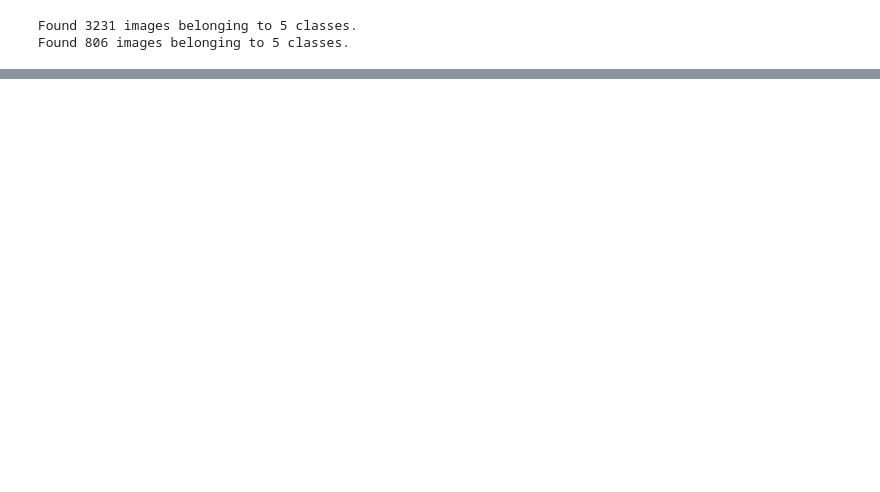
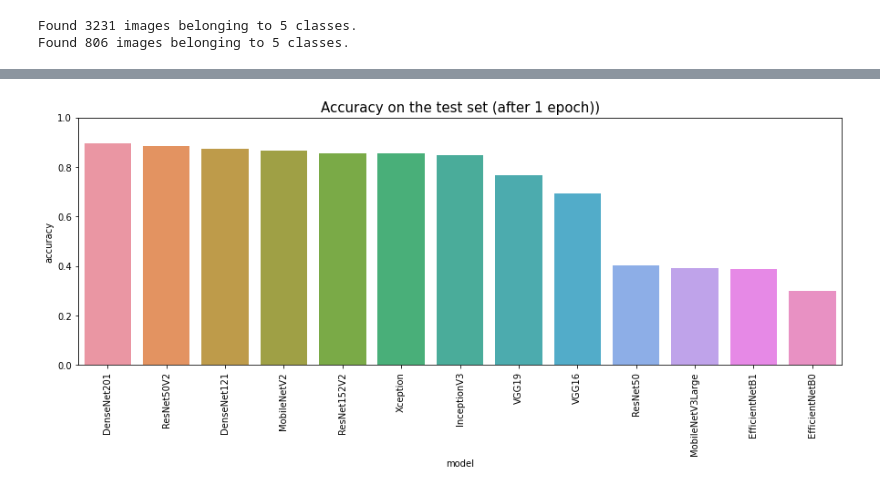
Before and after one commit to Lee-Song-Ha/CNN_project, a Jupyter notebook: seyiCNN.ipynb, the cells around one changed output, grey strips where cells are left out. Drawn from its saved outputs; the diff is of its cells as text; code cells hidden in the pictures; blank space fills up the shorter version.

```diff
--- a/seyiCNN.ipynb
+++ b/seyiCNN.ipynb
@@ -183,0 +398,32 @@ Epoch 10/10
+# %%
+# test데이터로 모델 성능 예측
+#정확도가 떨어지는 것 같은데 이는 그레이 스케일이 아니라 rgb로 받아와서 그런 것 같음 아직 그걸 해결 못 함
+for name, model in models.items():
+
+    # Predict the label of the test_images
+    pred = models[name]['model'].predict(test_images)
+    pred = np.argmax(pred,axis=1)
+
+    # Map the label
+    labels = (train_images.class_indices)
+    labels = dict((v,k) for k,v in labels.items())
+    pred = [labels[k] for k in pred]
+
+    y_test = list(test_df.Label)
+    acc = accuracy_score(y_test,pred)
+    models[name]['acc'] = round(acc,4)
+    print(f'**{name} has a {acc * 100:.2f}% accuracy on the test set**')
+
+# Create a DataFrame with the results
+models_result = []
+
+for name, v in models.items():
+    models_result.append([ name, models[name]['val_acc'][-1],
+                          models[name]['acc'],
+                          models[name]['perf']])
+
+df_results = pd.DataFrame(models_result,
+                          columns = ['model','val_accuracy','accuracy','Training time (sec)'])
+df_results.sort_values(by='accuracy', ascending=False, inplace=True)
+df_results.reset_index(inplace=True,drop=True)
+df_results
@@ -183,0 +458,9 @@ Epoch 10/10
+# %%
+plt.figure(figsize = (15,5))
+sns.barplot(x = 'model', y = 'accuracy', data = df_results)
+plt.title('Accuracy on the test set (after 1 epoch))', fontsize = 15)
+plt.ylim(0,1)
+plt.xticks(rotation=90)
+plt.show()
+# %% [output]
+[figure, added]
```
Also changed, not shown: parts of 8 cells of this notebook.
